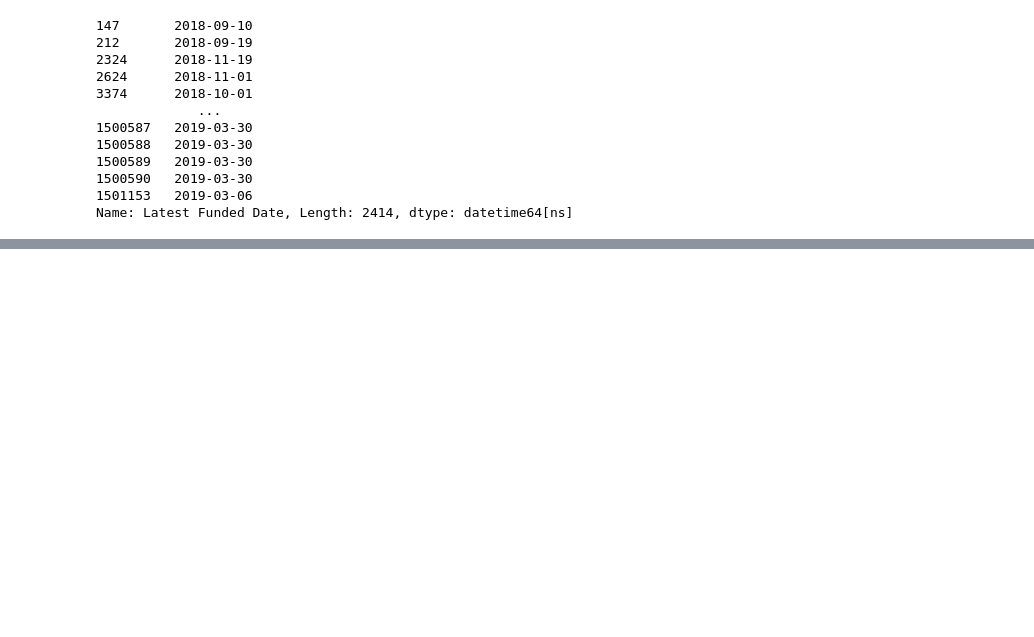
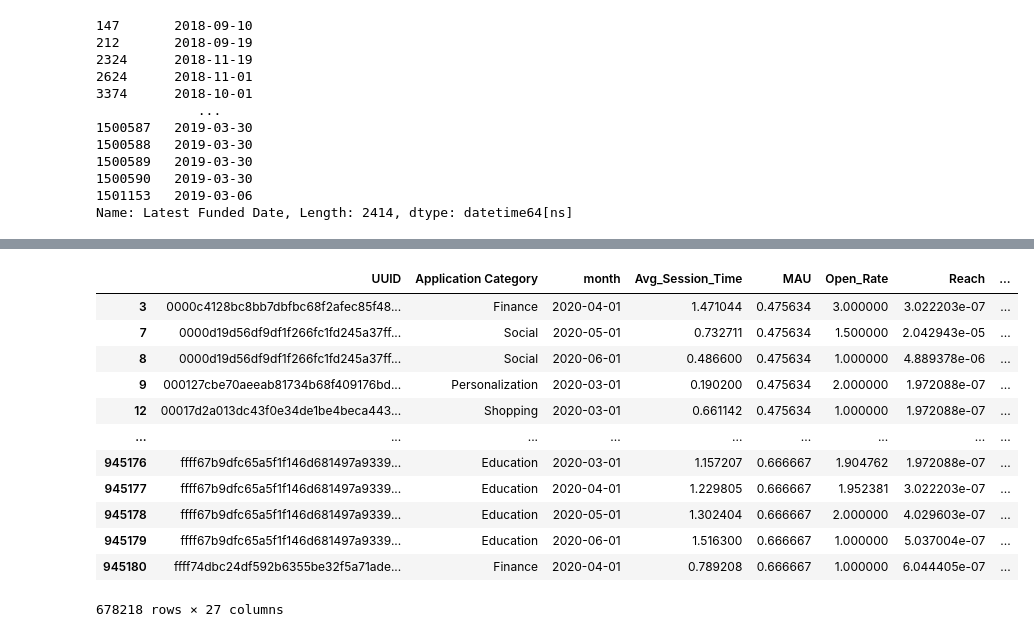
Before and after one commit to mishraraaj/Startup_funding_prediction, a Jupyter notebook: Raj_Mishra_Startup_Funding_Prediction_Capstone_Project.ipynb, the cells around one changed output, grey strips where cells are left out. Saved outputs shown, nothing was run; the diff lists cells and outputs as text; code cells hidden in the pictures; blank space fills up the shorter version.

```diff
--- a/Raj_Mishra_Startup_Funding_Prediction_Capstone_Project.ipynb
+++ b/Raj_Mishra_Startup_Funding_Prediction_Capstone_Project.ipynb
@@ -517,0 +524,3 @@ use_df[use_df['target']==1]
+# %%
+aggregated_df=aggregated_df[(aggregated_df['UUID_3']==aggregated_df["UUID_1"]) & (aggregated_df['UUID_2']==aggregated_df["UUID_1"])]
+aggregated_df.head()
@@ -517,0 +534,2 @@ use_df[use_df['target']==1]
+# %%
+aggregated_df=aggregated_df.drop(columns=['UUID_3'	,'UUID_2'	,'UUID_1'])
@@ -517,0 +538,16 @@ use_df[use_df['target']==1]
+# %%
+aggregated_df
+# %% [output]
+|  | UUID | Application Category | month | Avg_Session_Time | MAU | Open_Rate | Reach | ... |
+| 3 | 0000c4128bc8bb7dbfbc68f2afec85f48... | Finance | 2020-04-01 | 1.471044 | 0.475634 | 3.000000 | 3.022203e-07 | ... |
+| 7 | 0000d19d56df9df1f266fc1fd245a37ff... | Social | 2020-05-01 | 0.732711 | 0.475634 | 1.500000 | 2.042943e-05 | ... |
+| 8 | 0000d19d56df9df1f266fc1fd245a37ff... | Social | 2020-06-01 | 0.486600 | 0.475634 | 1.000000 | 4.889378e-06 | ... |
+| 9 | 000127cbe70aeeab81734b68f409176bd... | Personalization | 2020-03-01 | 0.190200 | 0.475634 | 2.000000 | 1.972088e-07 | ... |
+| 12 | 00017d2a013dc43f0e34de1be4beca443... | Shopping | 2020-03-01 | 0.661142 | 0.475634 | 1.000000 | 1.972088e-07 | ... |
+| ... | ... | ... | ... | ... | ... | ... | ... | ... |
+| 945176 | ffff67b9dfc65a5f1f146d681497a9339... | Education | 2020-03-01 | 1.157207 | 0.666667 | 1.904762 | 1.972088e-07 | ... |
+| 945177 | ffff67b9dfc65a5f1f146d681497a9339... | Education | 2020-04-01 | 1.229805 | 0.666667 | 1.952381 | 3.022203e-07 | ... |
+| 945178 | ffff67b9dfc65a5f1f146d681497a9339... | Education | 2020-05-01 | 1.302404 | 0.666667 | 2.000000 | 4.029603e-07 | ... |
+| 945179 | ffff67b9dfc65a5f1f146d681497a9339... | Education | 2020-06-01 | 1.516300 | 0.666667 | 1.000000 | 5.037004e-07 | ... |
+| 945180 | ffff74dbc24df592b6355be32f5a71ade... | Finance | 2020-04-01 | 0.789208 | 0.666667 | 1.000000 | 6.044405e-07 | ... |
+678218 rows × 27 columns
```
Also changed, not shown: parts of 28 cells of this notebook.
